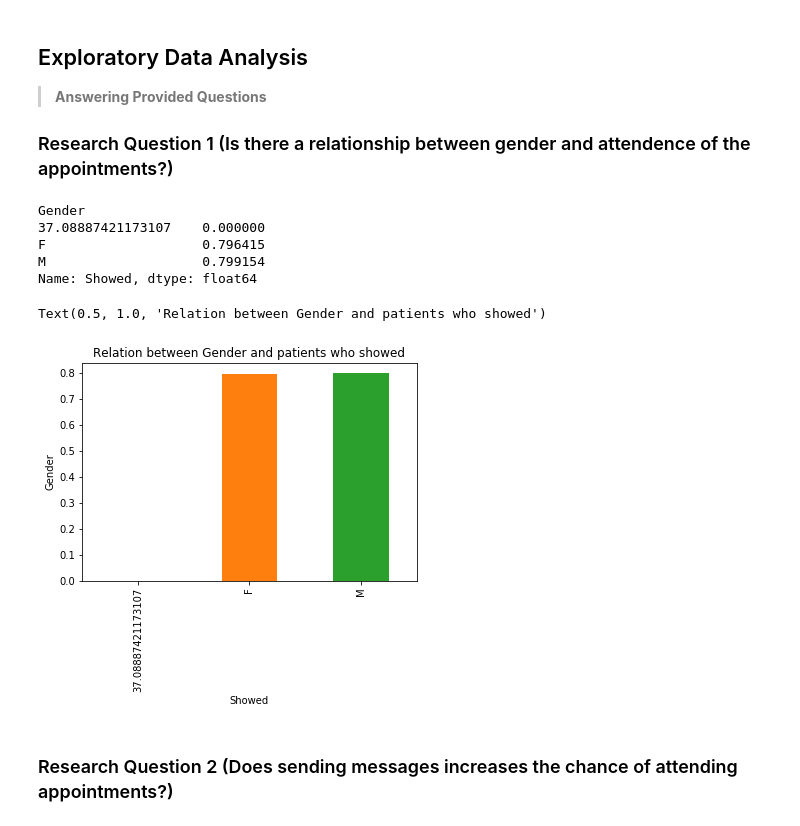
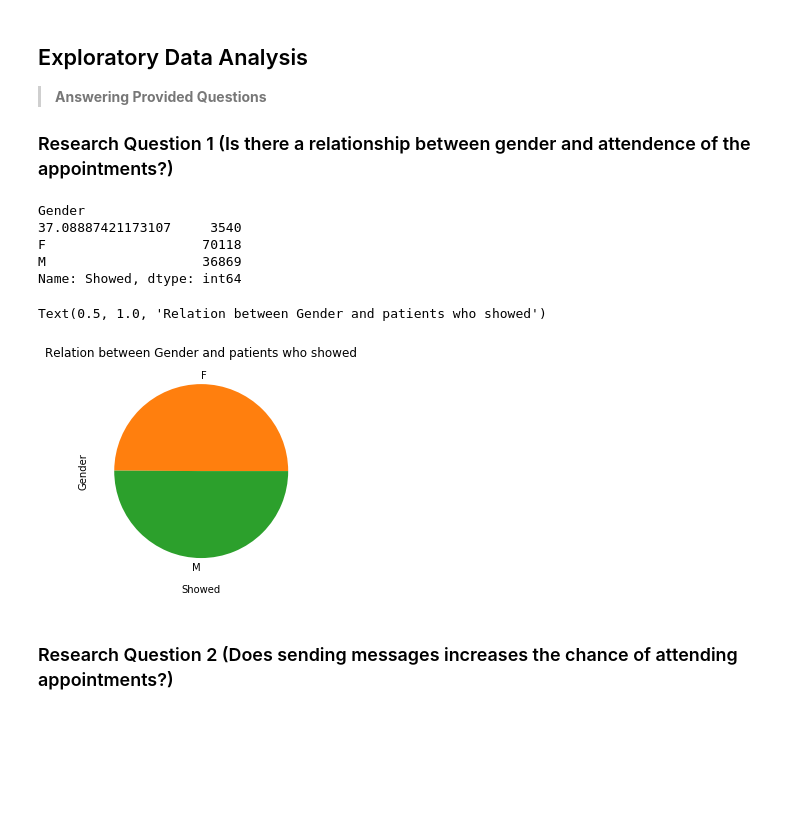
Before and after one commit to The-7-Hunter/Investigate-Dataset, a Jupyter notebook: investigate-a-dataset.ipynb, the cells around one changed output. Saved outputs shown, nothing was run; the diff lists cells and outputs as text; code cells hidden in the pictures; blank space fills up the shorter version.

```diff
--- a/investigate-a-dataset.ipynb
+++ b/investigate-a-dataset.ipynb
@@ -197,21 +197,21 @@ Not_Showed = ApointmentsData['Not_showed']
 # %%
 # now we are discussing whether there is a relationship bwtween Gender and Attendance of the appointments
 # as we see from the mean value, the number of males attendance is slightly more than females attendance which means
 # there is no strong relationship between Gender and attendance of the appointments.
 # this can be seen more clearly in figure below
-print(ApointmentsData.groupby('Gender')['Showed'].mean())
-ApointmentsData.groupby('Gender')['Showed'].mean().plot(kind='bar');
+print(ApointmentsData.groupby('Gender')['Showed'].count())
+ApointmentsData.groupby('Gender')['Showed'].mean().plot(kind='pie');
 plt.xlabel("Showed")
 plt.ylabel("Gender")
 plt.title("Relation between Gender and patients who showed")
 # %% [output]
 Gender
-37.08887421173107    0.000000
-F                    0.796415
-M                    0.799154
-Name: Showed, dtype: float64
+37.08887421173107     3540
+F                    70118
+M                    36869
+Name: Showed, dtype: int64
 Text(0.5, 1.0, 'Relation between Gender and patients who showed')
-[figure, old version]
+[figure, new version]
 # %% [markdown]
 ### Research Question 2 (Does sending messages increases the chance of attending appointments?)
 # %%
```
Also changed, not shown: parts of 3 cells of this notebook.
